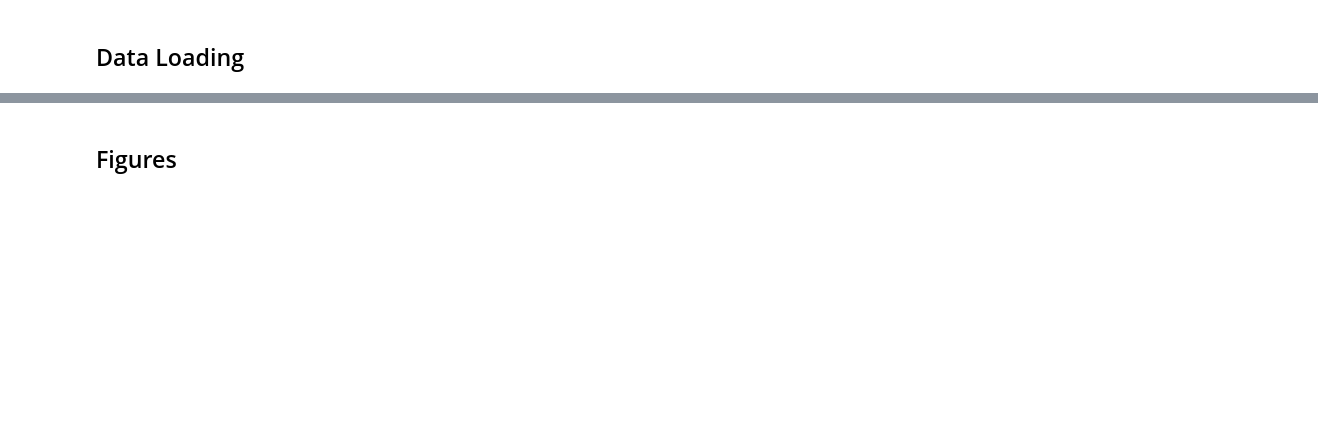
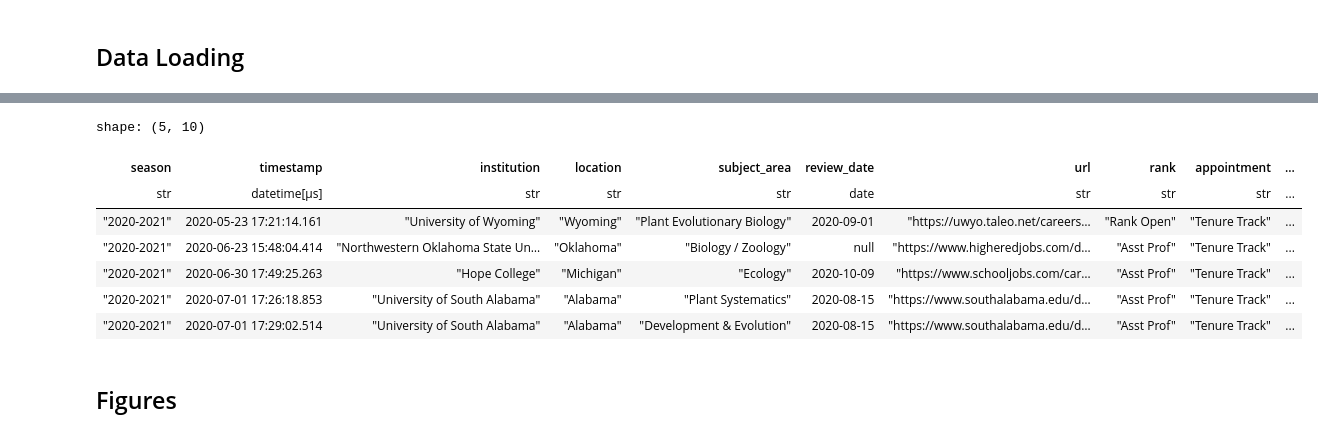
Before and after one commit to vsbuffalo/ecoevojobs, a Jupyter notebook: analysis.ipynb, the cells around one changed output, grey strips where cells are left out. Cells and saved outputs as stored; diff of their text form; code cells hidden in the pictures; blank space fills up the shorter version.

```diff
--- a/analysis.ipynb
+++ b/analysis.ipynb
@@ -89,2 +16,13 @@ df_merged.write_csv('data/merged_data.csv')
+# %%
+df_us.head()
+# %% [output]
+shape: (5, 10)
+| season | timestamp | institution | location | subject_area | review_date | url | rank | appointment | ... |
+| str | datetime[μs] | str | str | str | date | str | str | str | ... |
+| "2020-2021" | 2020-05-23 17:21:14.161 | "University of Wyoming" | "Wyoming" | "Plant Evolutionary Biology" | 2020-09-01 | "https://uwyo.taleo.net/careers… | "Rank Open" | "Tenure Track" | ... |
+| "2020-2021" | 2020-06-23 15:48:04.414 | "Northwestern Oklahoma State Un… | "Oklahoma" | "Biology / Zoology" | null | "https://www.higheredjobs.com/d… | "Asst Prof" | "Tenure Track" | ... |
+| "2020-2021" | 2020-06-30 17:49:25.263 | "Hope College" | "Michigan" | "Ecology" | 2020-10-09 | "https://www.schooljobs.com/car… | "Asst Prof" | "Tenure Track" | ... |
+| "2020-2021" | 2020-07-01 17:26:18.853 | "University of South Alabama" | "Alabama" | "Plant Systematics" | 2020-08-15 | "https://www.southalabama.edu/d… | "Asst Prof" | "Tenure Track" | ... |
+| "2020-2021" | 2020-07-01 17:29:02.514 | "University of South Alabama" | "Alabama" | "Development & Evolution" | 2020-08-15 | "https://www.southalabama.edu/d… | "Asst Prof" | "Tenure Track" | ... |
 # %% [markdown]
 ## Figures
```
Also changed, not shown: parts of 19 cells of this notebook, 15 other files.
